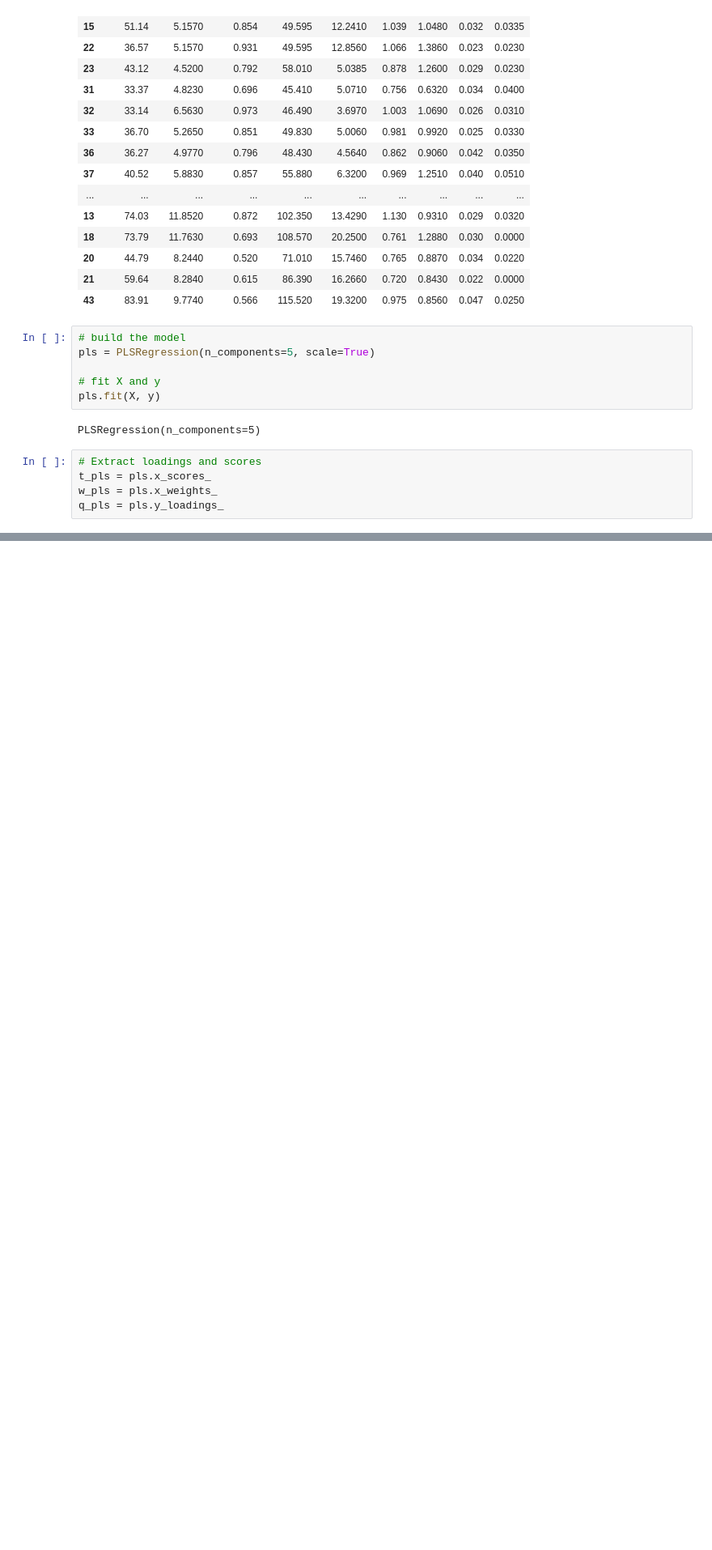
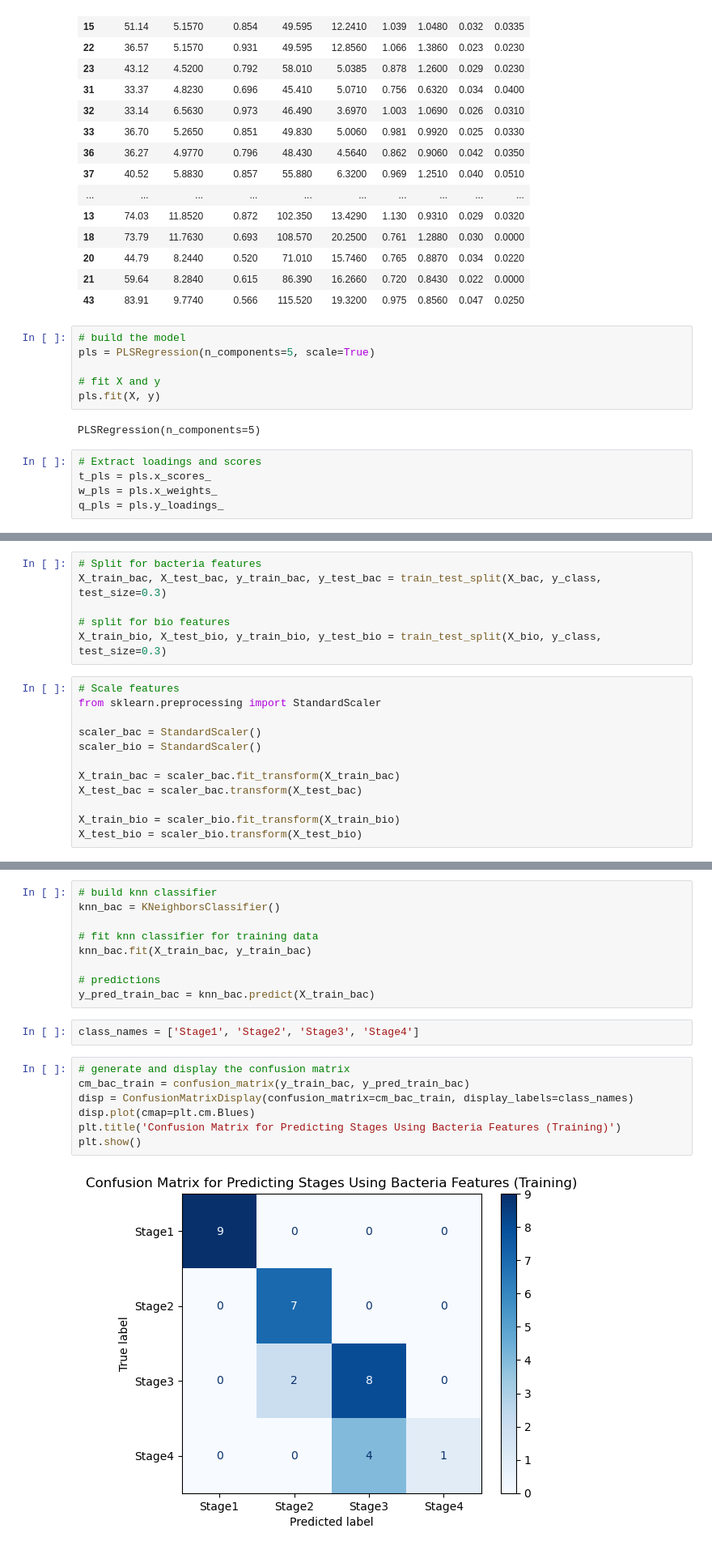
Before and after one commit to kr0737/M3_Part2, a Jupyter notebook: PLS.ipynb, the cells around one changed output, grey strips where cells are left out. Shown at 81% size. Saved outputs shown, nothing was run; the diff lists cells and outputs as text; blank space fills up the shorter version.

```diff
--- a/PLS.ipynb
+++ b/PLS.ipynb
@@ -333,0 +719,18 @@ plt.show()
+# %%
+# Split for bacteria features
+X_train_bac, X_test_bac, y_train_bac, y_test_bac = train_test_split(X_bac, y_class, test_size=0.3)
+
+# split for bio features
+X_train_bio, X_test_bio, y_train_bio, y_test_bio = train_test_split(X_bio, y_class, test_size=0.3)
+# %%
+# Scale features
+from sklearn.preprocessing import StandardScaler
+
+scaler_bac = StandardScaler()
+scaler_bio = StandardScaler()
+
+X_train_bac = scaler_bac.fit_transform(X_train_bac)
+X_test_bac = scaler_bac.transform(X_test_bac)
+
+X_train_bio = scaler_bio.fit_transform(X_train_bio)
+X_test_bio = scaler_bio.transform(X_test_bio)
@@ -333,0 +740,20 @@ plt.show()
+# %%
+# build knn classifier
+knn_bac = KNeighborsClassifier()
+
+# fit knn classifier for training data
+knn_bac.fit(X_train_bac, y_train_bac)
+
+# predictions
+y_pred_train_bac = knn_bac.predict(X_train_bac)
+# %%
+class_names = ['Stage1', 'Stage2', 'Stage3', 'Stage4']
+# %%
+# generate and display the confusion matrix
+cm_bac_train = confusion_matrix(y_train_bac, y_pred_train_bac)
+disp = ConfusionMatrixDisplay(confusion_matrix=cm_bac_train, display_labels=class_names)
+disp.plot(cmap=plt.cm.Blues)
+plt.title('Confusion Matrix for Predicting Stages Using Bacteria Features (Training)')
+plt.show()
+# %% [output]
+[figure, added]
```
Also changed, not shown: parts of 55 cells of this notebook, 2 other files.
